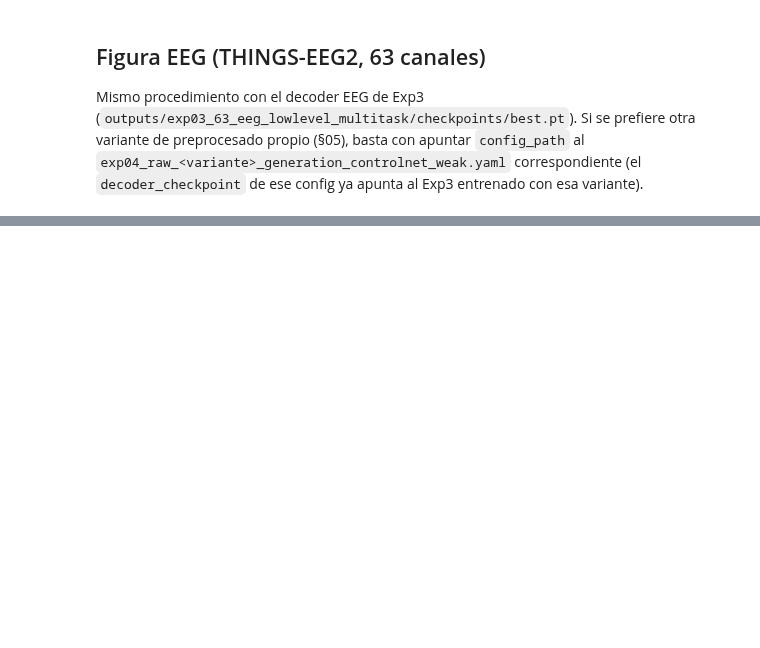
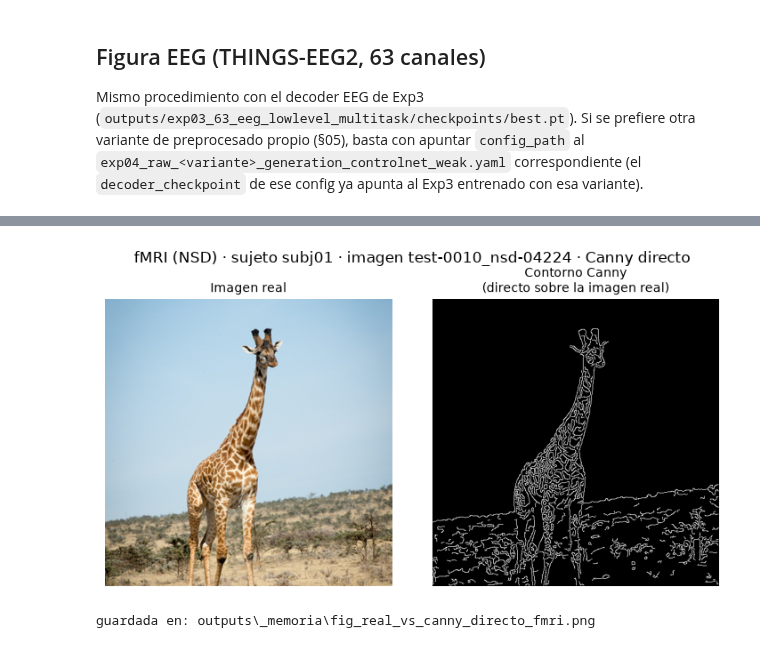
Before and after one commit to octavianed/tfm_fmri_eeg_diffusion, a Jupyter notebook: notebooks/31_real_vs_canny_structural_figure.ipynb, the cells around one changed output, grey strips where cells are left out. Saved outputs shown, nothing was run; the diff lists cells and outputs as text; code cells hidden in the pictures; blank space fills up the shorter version.

Commit message:
Improvmenets in canny notebook for pdf purposes

```diff
--- a/notebooks/31_real_vs_canny_structural_figure.ipynb
+++ b/notebooks/31_real_vs_canny_structural_figure.ipynb
@@ -179,0 +236,11 @@ guardada en: outputs\_memoria\fig_real_vs_canny_eeg.png
+# %%
+fmri_direct = real_image_direct_canny(
+    "configs/fMRI/exp04_generation_controlnet_weak.yaml",
+    subject=fmri_result["subject"], split=fmri_result["split"],
+    index=fmri_result["index"])
+
+plot_real_vs_direct_canny(
+    fmri_direct,
+    f"fMRI (NSD) · sujeto {fmri_direct['subject']} · imagen {fmri_direct['image_id']} · Canny directo",
+    DEST / "fig_real_vs_canny_directo_fmri.png")
+# %% [output]
@@ -179,0 +249,2 @@ guardada en: outputs\_memoria\fig_real_vs_canny_eeg.png
+[figure, added]
+guardada en: outputs\_memoria\fig_real_vs_canny_directo_fmri.png
```
Also changed, not shown: parts of 8 cells of this notebook.
